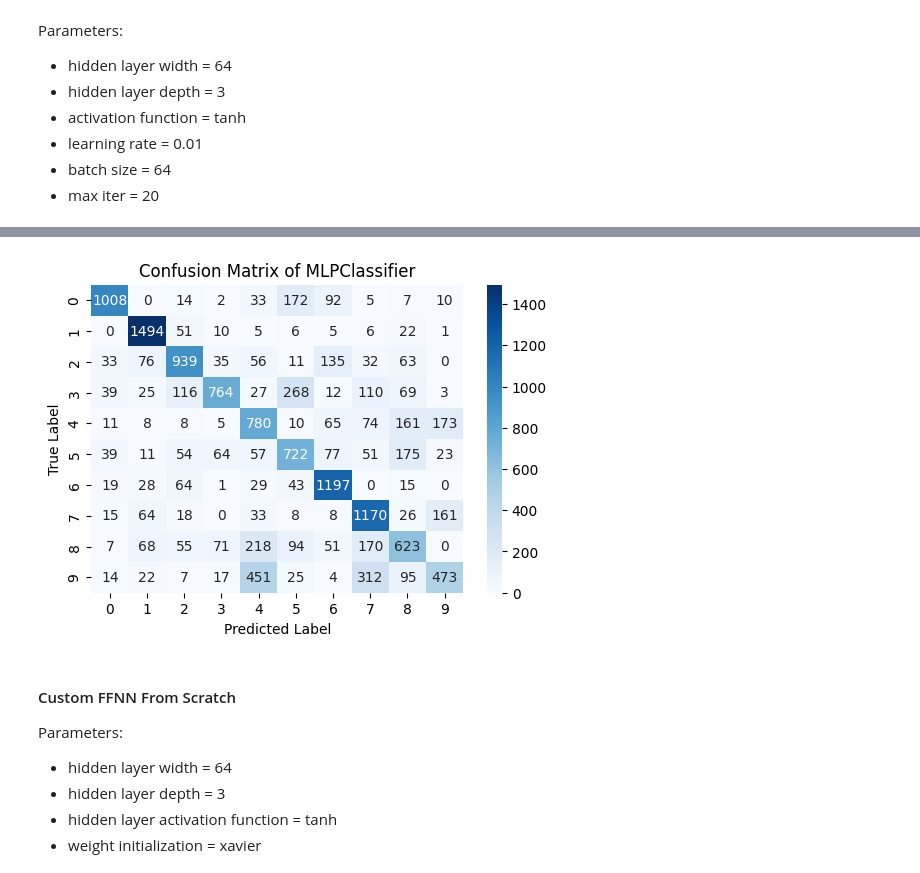
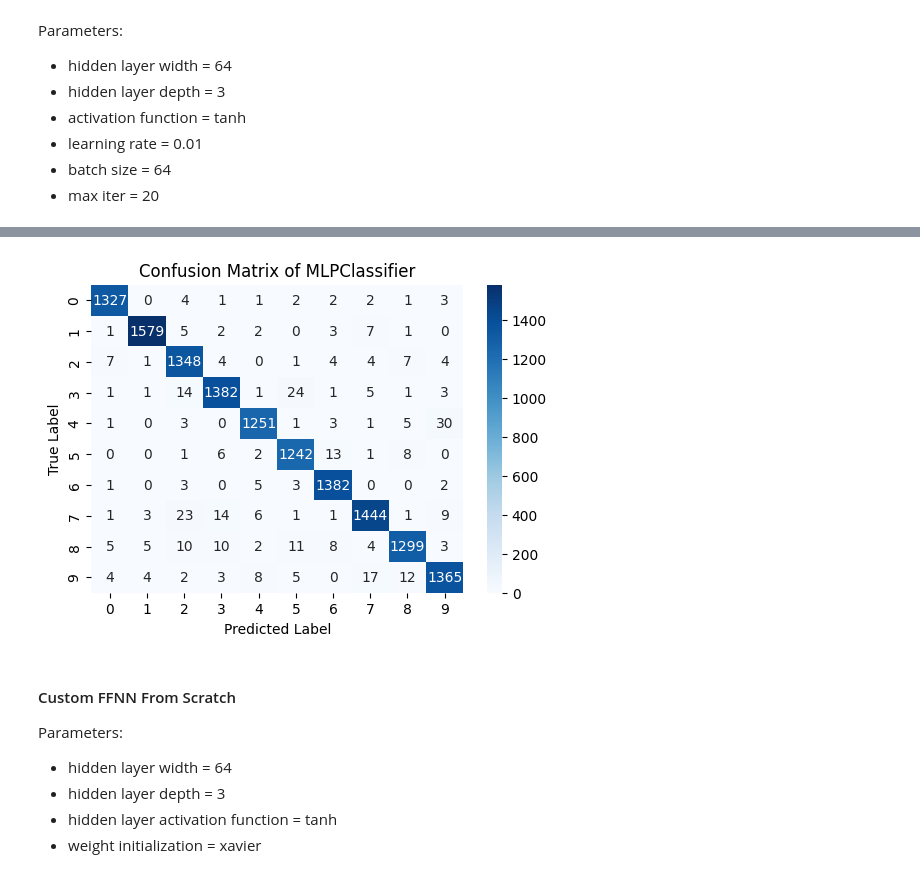
Before and after one commit to ninoaddict/FFNN-From-Scratch, a Jupyter notebook: src/main.ipynb, the cells around one changed output, grey strips where cells are left out. Drawn from its saved outputs; the diff is of its cells as text; code cells hidden in the pictures.

```diff
--- a/src/main.ipynb
+++ b/src/main.ipynb
@@ -22,6 +22,8 @@ from sklearn.metrics import f1_score, log_loss, accuracy_score, recall_score, pr
 ## 2. Import Dataset
 # %%
 X, y = fetch_openml("mnist_784", version=1, return_X_y=True, as_frame=False)
+# %%
+X = X / 255.0
 # %%
 y = y.astype(np.int32)
 # %%
@@ -764,8 +715,8 @@ Parameters:
 import seaborn as sns
 from sklearn.neural_network import MLPClassifier
 mlp = MLPClassifier(hidden_layer_sizes=(64, 64, 64),
-                    activation="tanh",
-                    learning_rate_init=0.01,
+                    activation="relu",
+                    learning_rate_init=0.05,
                     learning_rate='constant',
                     max_iter=20,
                     solver="sgd",
@@ -811,4 +762,4 @@ Final Log Loss: 0.958897634199978
-[figure, old version]
+[figure, new version]
 # %% [markdown]
 #### Custom FFNN From Scratch
 Parameters:
```
Also changed, not shown: parts of 22 cells of this notebook.
